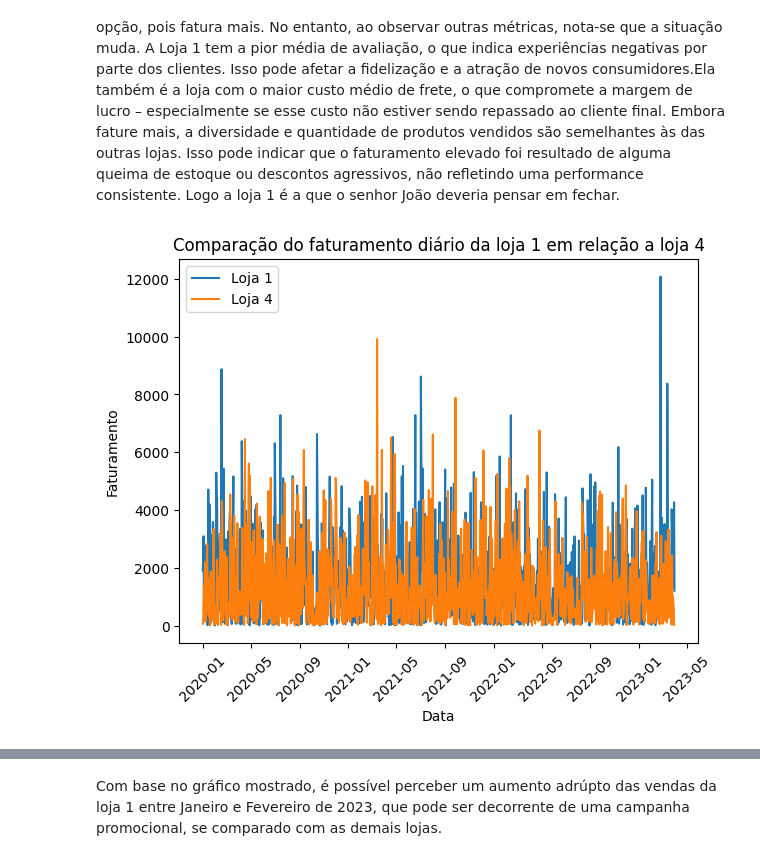
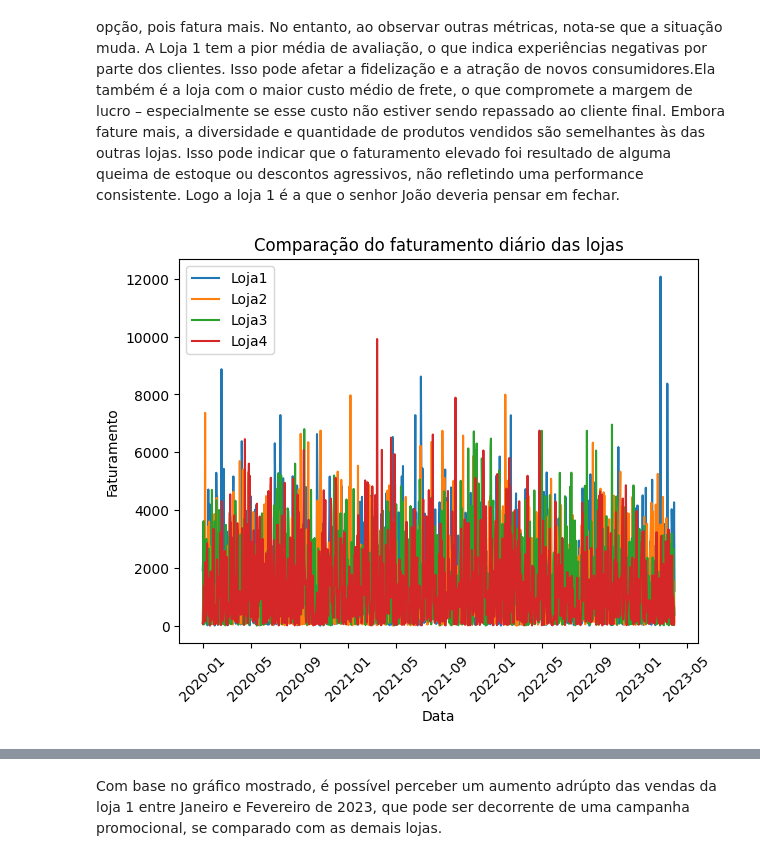
Before and after one commit to Henriquerocha2000/ChallengeAluraStore, a Jupyter notebook: DesafioAluraAnaliseDeDados.ipynb, the cells around one changed output, grey strips where cells are left out. Cells and saved outputs as stored; diff of their text form; code cells hidden in the pictures.

```diff
--- a/DesafioAluraAnaliseDeDados.ipynb
+++ b/DesafioAluraAnaliseDeDados.ipynb
@@ -66,0 +56,8 @@ A categoiria mais vendida da loja 4 são os ('moveis', 480) e a menos vendida s
+# %%
+#a classe Counter da biblioteca colletions, vai contar quantas vezes cada elemento aparece em uma lista, tupla, etc
+categoria_loja = [Counter(dados['Categoria do Produto']).most_common() for dados in dados_lojas]
+for loja, dados in zip(lojas, categoria_loja):
+  mais_vendido = dados[0]
+  menos_vendido = dados[-1]
+  total_categorias = len(dados)
+  print(f'A categoria mais vendida da {loja} são  {mais_vendido} e as menos vendidas são {menos_vendido} de um total de {total_categorias} categorias')
@@ -92,12 +85,7 @@ plt.show()
 # %%
 #o Counter cria um objeto, que é uma sub classe de um dicionário,  que contabiliza quantas vezes cada valor aparece
 #O método most_common() retorna uma lista de tuplas, onde cada tupla contém um produto e sua respectiva contagem, ordenada pela frequência, da mais comum para a menos comum.
-produtos_loja1 = Counter(loja['Produto']).most_common()
-produtos_loja2 = Counter(loja2['Produto']).most_common()
-produtos_loja3 = Counter(loja3['Produto']).most_common()
-produtos_loja4 = Counter(loja4['Produto']).most_common()
-print(f'Os produtos mais vendidos da Loja1 é o {produtos_loja1[0]},  {produtos_loja1[1]},  {produtos_loja1[2]} e o menos vendido é o {produtos_loja1[-1]}, , com uma variedade de {len(produtos_loja1)} produtos')
-print(f'O produto mais vendido da Loja2 é o {produtos_loja2[0]} e o menos vendido é o {produtos_loja2[-1]}, com uma variedade de {len(produtos_loja2)} produtos')
-print(f'O produto mais vendido da Loja3 é o {produtos_loja3[0]} e o menos vendido é o {produtos_loja3[-1]}, com uma variedade de {len(produtos_loja3)} produtos')
-print(f'O produto mais vendido da Loja4 é o {produtos_loja4[0]} e o menos vendido é o {produtos_loja4[-1]}, com uma variedade de {len(produtos_loja4)} produtos')
+for loja, dados in zip(lojas, dados_lojas):
+  produtos_loja = Counter(dados['Produto']).most_common()
+  print(f'Os produtos vendidos pela {loja} com suas respectivas quantidades são {produtos_loja} ')
 # %% [output]
@@ -158,23 +137,25 @@ Ao analisar o frete médio das lojas, percebe-se que todas possuem valores próx
 Se considerarmos apenas o faturamento, a Loja 1 parece ser a melhor opção, pois fatura mais. No entanto, ao observar outras métricas, nota-se que a situação muda. A Loja 1 tem a pior média de avaliação, o que indica experiências negativas por parte dos clientes. Isso pode afetar a fidelização e a atração de novos consumidores.Ela também é a loja com o maior custo médio de frete, o que compromete a margem de lucro – especialmente se esse custo não estiver sendo repassado ao cliente final.
 Embora fature mais, a diversidade e quantidade de produtos vendidos são semelhantes às das outras lojas. Isso pode indicar que o faturamento elevado foi resultado de alguma queima de estoque ou descontos agressivos, não refletindo uma performance consistente. Logo a loja 1 é a que o senhor João deveria pensar em fechar.
 # %%
-#Converte a coluna "Data da Compra" para data_time para que o pandas entenda como datas
-loja['Data da Compra'] = pd.to_datetime(loja['Data da Compra'])
-loja4['Data da Compra'] = pd.to_datetime(loja4['Data da Compra'])
-#Agrupa as vendas por data em cada loja e soma o valor total vendido naquele dia.
-vendas_por_dia_loja1 = loja.groupby('Data da Compra')['Preço'].sum()
-vendas_por_dia_loja4 = loja4.groupby('Data da Compra')['Preço'].sum()
-#pltando o gráfico de linhas com base nas pandas.series
-plt.plot(vendas_por_dia_loja1.index, vendas_por_dia_loja1.values, label='Loja 1')
-plt.plot(vendas_por_dia_loja4.index, vendas_por_dia_loja4.values, label='Loja 4')
+# Converte a coluna "Data da Compra" para datetime para que o pandas entenda como data
+for dados in dados_lojas:
+    dados['Data da Compra'] = pd.to_datetime(dados['Data da Compra'], dayfirst=True)
+
+# Agrupa as vendas por data em cada loja e soma o valor total vendido naquele dia
+vendas_por_dia_loja = [dados.groupby('Data da Compra')['Preço'].sum() for dados in dados_lojas]
+
+# Plotando o gráfico de linhas para cada loja
+for nome, vendas in zip(lojas, vendas_por_dia_loja):
+    plt.plot(vendas.index, vendas.values, label=nome)
 
 plt.xlabel('Data')
 plt.ylabel('Faturamento')
-plt.title('Comparação do faturamento diário da loja 1 em relação a loja 4')
+plt.title('Comparação do faturamento diário das lojas')
 plt.legend()
 plt.tight_layout()
 plt.xticks(rotation=45, fontsize=10)  # rotaciona e aumenta a fonte das datas
 plt.show()
+
 #baseado em https://www.datacamp.com/pt/tutorial/line-plots-in-matplotlib-with-python
 # %% [output]
-[figure, old version]
+[figure, new version]
```
Also changed, not shown: parts of 16 cells of this notebook.
